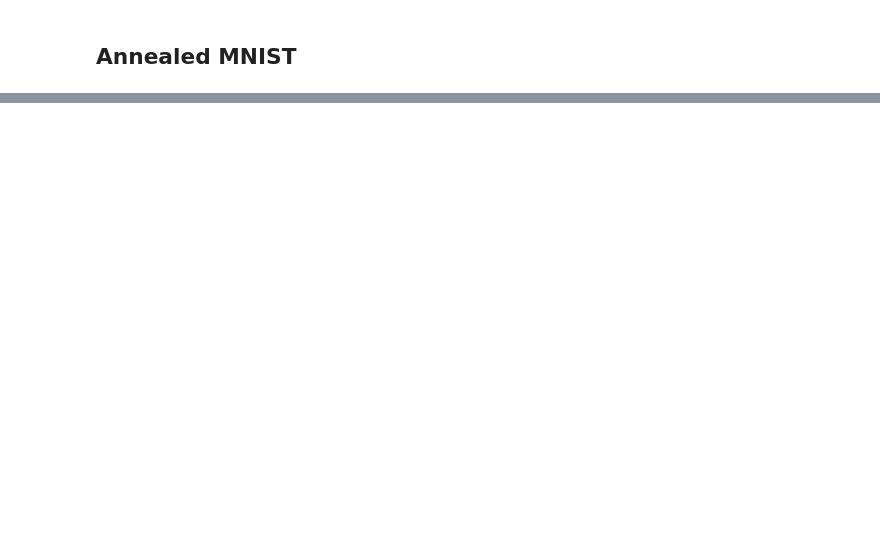
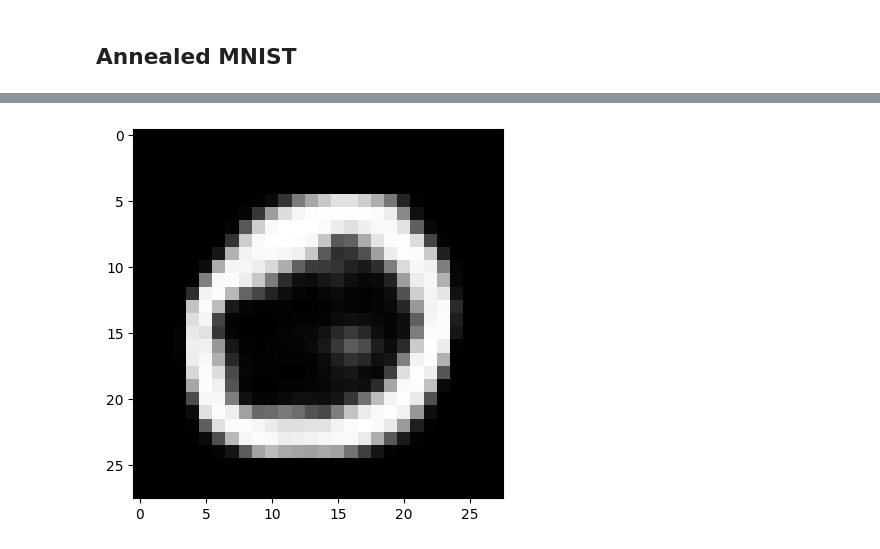
Before and after one commit to YasBroek/PGM-Denoising_Score_Matching, a Jupyter notebook: langevin.ipynb, the cells around one changed output, grey strips where cells are left out. Saved outputs shown, nothing was run; the diff lists cells and outputs as text; code cells hidden in the pictures; blank space fills up the shorter version.

Commit message:
Add AE training

```diff
--- a/langevin.ipynb
+++ b/langevin.ipynb
@@ -264,0 +268,15 @@ plt.show()
+# %%
+latent_dim = 12
+
+encoder = Encoder(shape[::-1], latent_dim, 1, conv_layers=5, mlp_layers=[256, 128, 64])
+decoder = Decoder(encoder.conv_shape, shape[2], latent_dim, convT_layers=5, mlp_layers=[64, 128, 256])
+model = nn.ModuleDict({'enc': encoder, 'dec': decoder})
+
+optimizer = torch.optim.AdamW(model.parameters(), lr=1e-3, weight_decay=1e-4)
+# loss = BetaVAELoss(0)
+loss = nn.MSELoss(reduction="sum")
+
+# trainer = VAETrainer(train_loader, encoder, decoder, device)
+trainer = AETrainer(train_loader, encoder, decoder, device)
+
+trainer.train(loss, optimizer, epochs=120, verbose=True)
@@ -264,0 +307,11 @@ plt.show()
+# %%
+score_vae_net = ScoreVAENet(latent_dim, L)
+optimizer = torch.optim.AdamW(score_vae_net.parameters(), lr=1e-3, weight_decay=1e-4)
+# %%
+perturbation = GaussianPerturbation()
+loss_fn = NCSNLoss(perturbation, sigmas, coeff_func=lambda s: s**2)
+
+# trainer = ScoreNetVAETrainer(train_loader, score_vae_net, encoder, device=device)
+trainer = ScoreNetAETrainer(train_loader, score_vae_net, encoder, device=device)
+
+sampler = AnnealedLangevinDynamics(score_vae_net, sigmas, device)
@@ -264,0 +335,14 @@ plt.show()
+# %%
+N = 10
+
+with torch.no_grad():
+    z = sampler.sample((N, latent_dim), epsilon=2e-5)
+    # z = torch.randn_like(z)
+
+    imgs = decoder(z).permute(0, 2, 3, 1).cpu().numpy()
+# %%
+img = imgs[7]
+plt.imshow(img, cmap="gray")
+plt.show()
+# %% [output]
+[figure, added]
```
Also changed, not shown: parts of 15 cells of this notebook, 4 other files.
